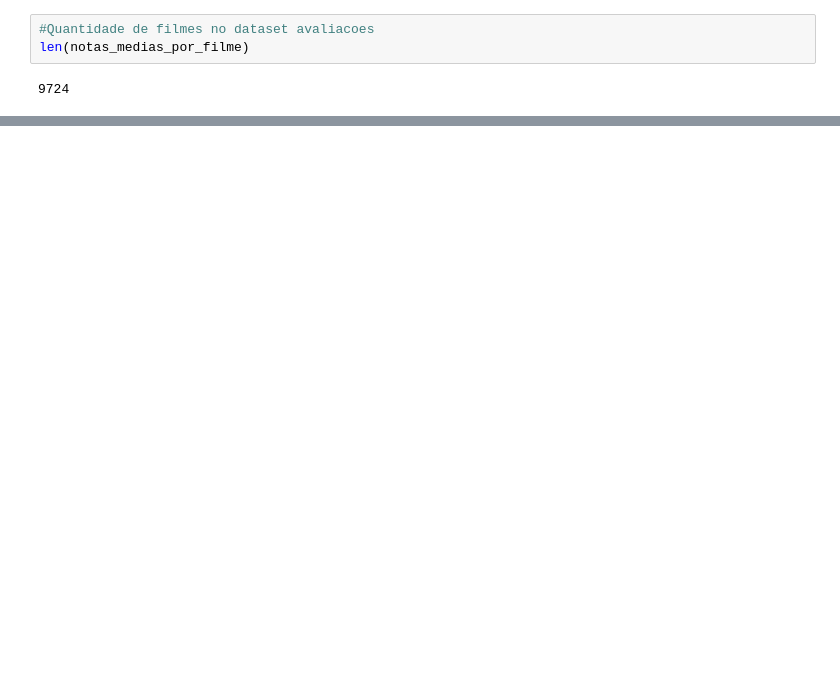
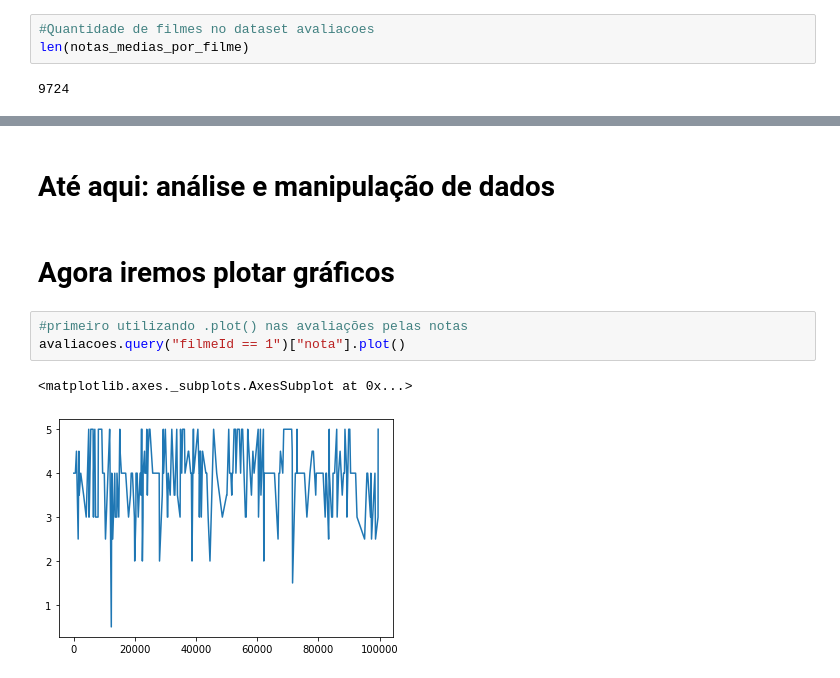
Before and after one commit to Chikuji/analise-python, a Jupyter notebook: aula1_pratica.ipynb, the cells around one changed output, grey strips where cells are left out. Saved outputs shown, nothing was run; the diff lists cells and outputs as text; blank space fills up the shorter version.

```diff
--- a/aula1_pratica.ipynb
+++ b/aula1_pratica.ipynb
@@ -178,0 +254,10 @@ len(notas_medias_por_filme)
+# %% [markdown]
+# Até aqui: análise e manipulação de dados
+# %% [markdown]
+# **Agora iremos plotar gráficos**
+# %%
+#primeiro utilizando .plot() nas avaliações pelas notas
+avaliacoes.query("filmeId == 1")["nota"].plot()
+# %% [output]
+<matplotlib.axes._subplots.AxesSubplot at 0x...>
+[figure, added]
```
Also changed, not shown: parts of 26 cells of this notebook.
